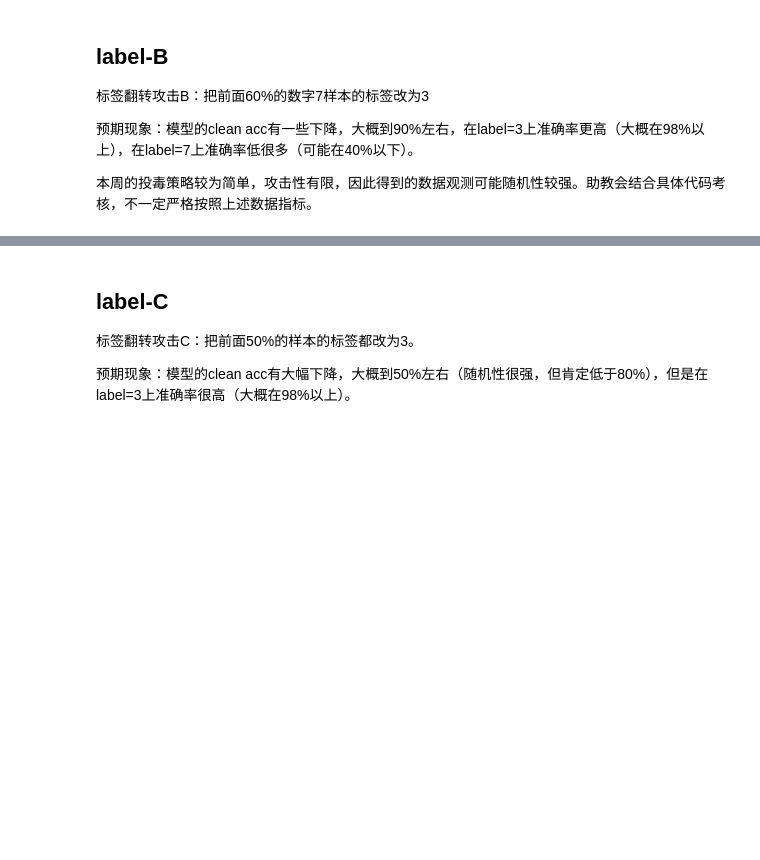
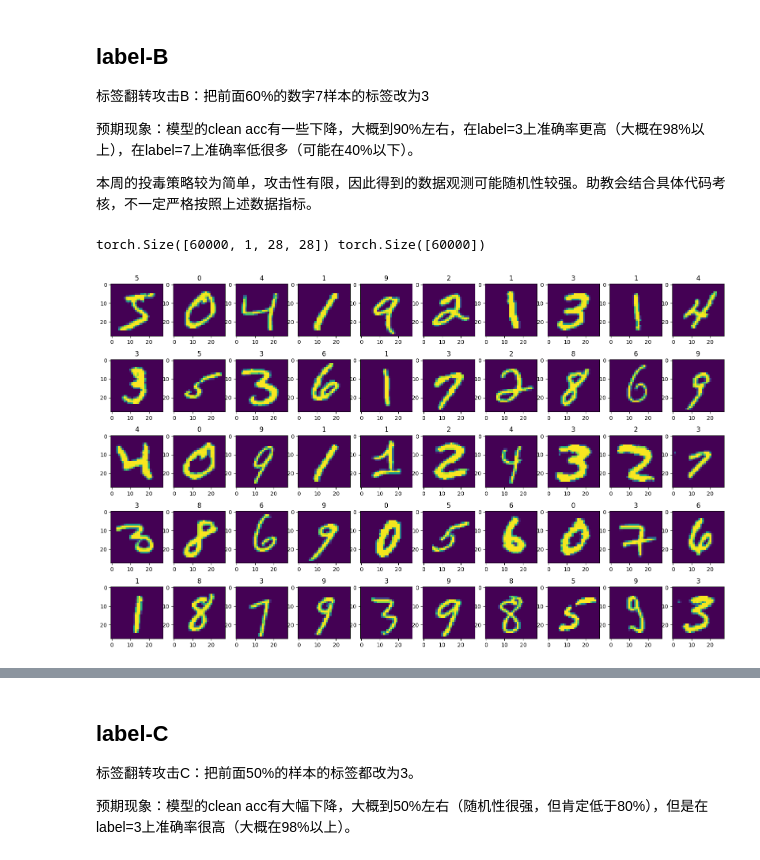
Before and after one commit to GodKeawa/AISystemSecurity, a Jupyter notebook: Task9/Week9_Task1_Question.ipynb, the cells around one changed output, grey strips where cells are left out. Saved outputs shown, nothing was run; the diff lists cells and outputs as text; code cells hidden in the pictures; blank space fills up the shorter version.

```diff
--- a/Task9/Week9_Task1_Question.ipynb
+++ b/Task9/Week9_Task1_Question.ipynb
@@ -78,26 +92,30 @@ for epoch in range(epochs):
 # %%
 simple_transform = torchvision.transforms.ToTensor()
 clean_train_data = torchvision.datasets.MNIST(root='data/', train=True, transform=simple_transform, download=True)
 xs = []
 ys = []
 # 攻击者可以对clean_train_data遍历和投毒
 for idx, (x, y) in enumerate(clean_train_data):
     # TODO：对前面60%的数字7样本做标签翻转攻击B
-
+    if idx < len(clean_train_data) * 0.6 and y == 7:
+        y = 3  # 将标签7翻转为3
     xs.append(x)
     ys.append(y)
 
 xs_tensor = torch.stack(xs)
 ys_tensor = torch.tensor(ys)
 print(xs_tensor.shape, ys_tensor.shape)
 
 fig = plt.figure(figsize=(20, 12))
 for i in range(50):
     a = fig.add_subplot(5, 10, i+1)
     x = xs_tensor[i]
     y = ys_tensor[i]
     a.set_title(str(y.item()))
     plt.imshow(x[0])  # 可视化x唯一色彩通道的像素值
+# %% [output]
+torch.Size([60000, 1, 28, 28]) torch.Size([60000])
+[figure, added]
 # %%
 poison_data = torch.utils.data.TensorDataset(xs_tensor, ys_tensor)
 poison_loader = torch.utils.data.DataLoader(dataset=poison_data, batch_size=batch_size, shuffle=True)
```
Also changed, not shown: parts of 13 cells of this notebook.
